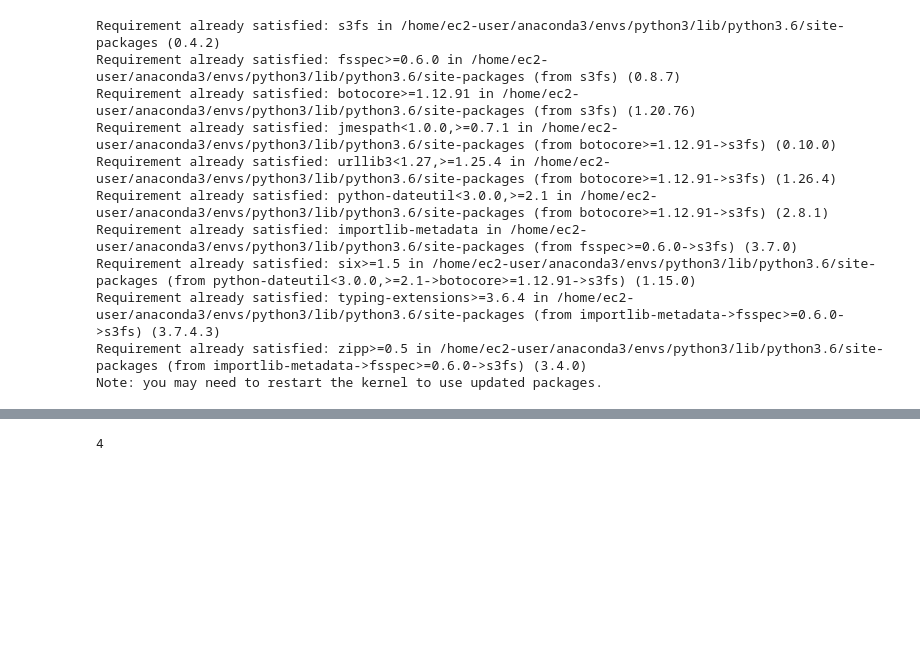
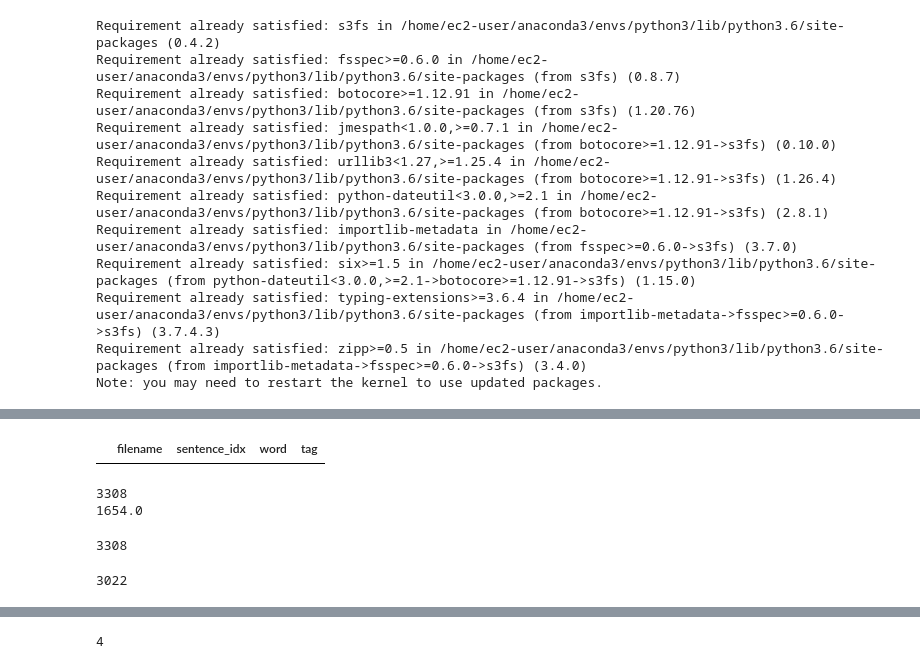
Before and after one commit to xixiwangvu2021/NLPtech_attribution_system, a Jupyter notebook: notebooks/PARC LSTM-CRF-Kaggle-LSTM-AWS.ipynb, the cells around one changed output, grey strips where cells are left out. Drawn from its saved outputs; the diff is of its cells as text; code cells hidden in the pictures; blank space fills up the shorter version.

```diff
--- a/notebooks/PARC LSTM-CRF-Kaggle-LSTM-AWS.ipynb
+++ b/notebooks/PARC LSTM-CRF-Kaggle-LSTM-AWS.ipynb
@@ -129,3 +125,7 @@ df_test.head(20)
+# %%
+df_test[df_test['tag'].isna()]
+# %% [output]
+|  | filename | sentence_idx | word | tag |
 # %%
 class SentenceGetter(object):
 
@@ -151,10 +152,25 @@ getter_test = SentenceGetter(df_test)
 # %%
 sentences_train = getter_train.sentences
 sentences_test = getter_test.sentences
+# %%
+print(len(sentences_train))
+print(len(sentences_train)/2)
+# %% [output]
+3308
+1654.0
+# %%
+sentences_train = sentences_train[0:15171]  # parc: 22352]
+print(len(sentences_train))
+# %% [output]
+3308
 # %%
 # print(sentences_train[1])
 # %%
 # print(sentences_train[10])
+# %%
+print(len(sentences_test))
+# %% [output]
+3022
 # %%
 # print(sentences_test[10])
 # %%
```
Also changed, not shown: parts of 39 cells of this notebook.
